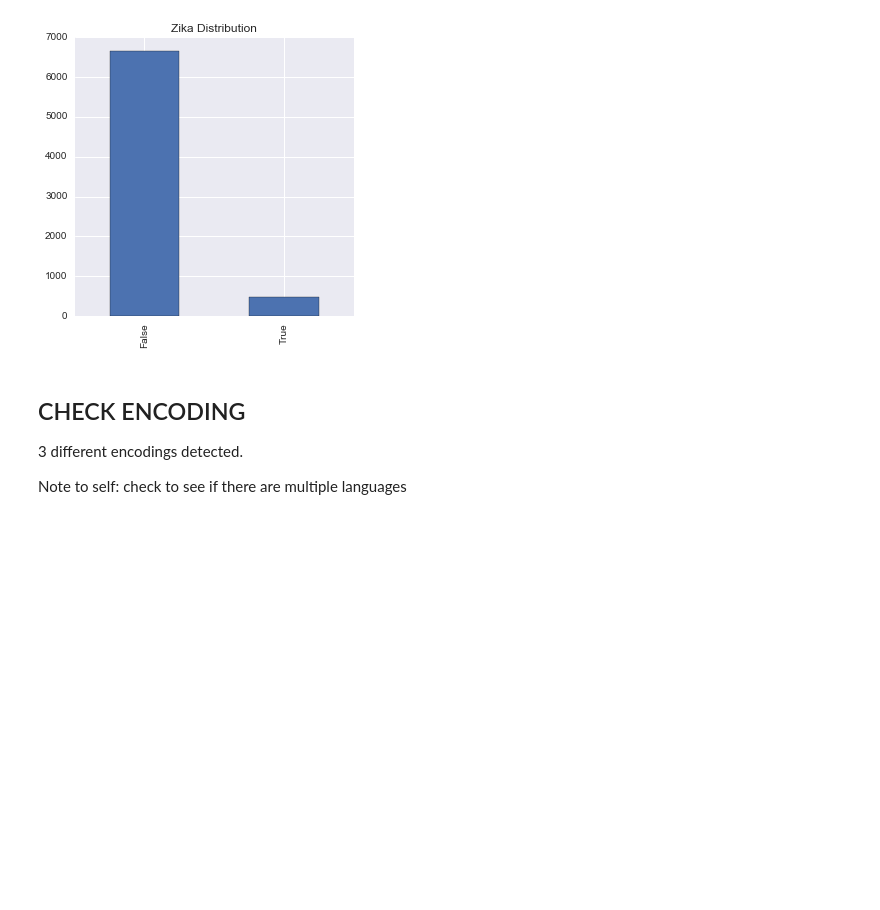
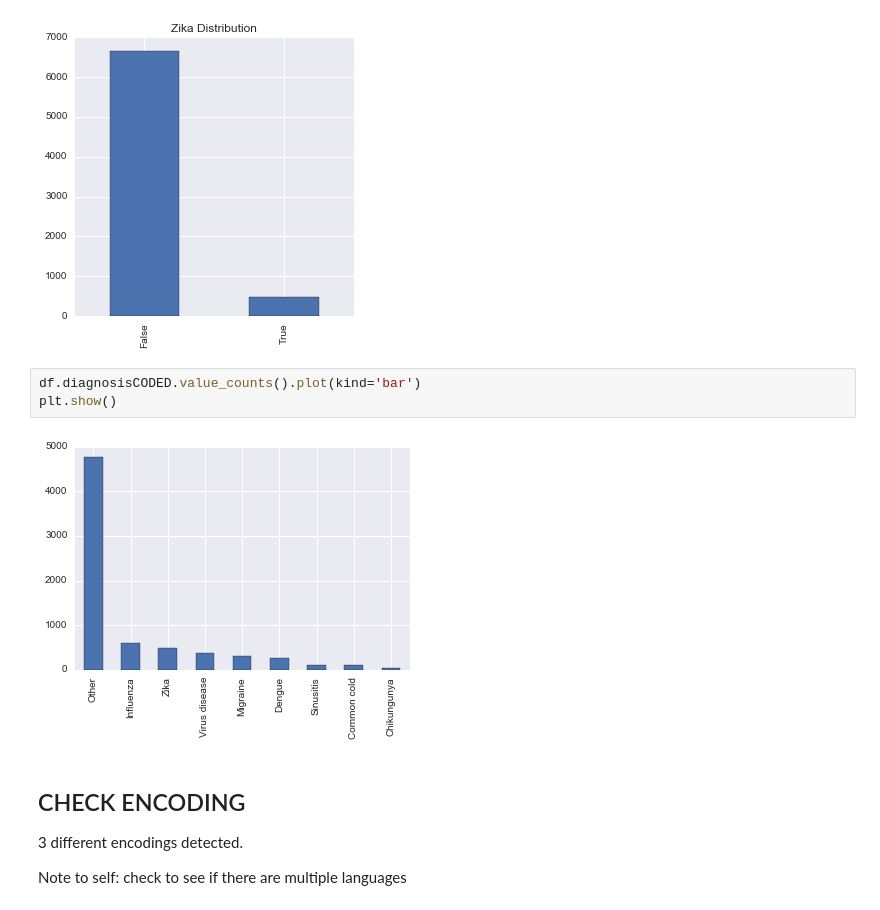
Before and after one commit to marwin-ko/projects, a Jupyter notebook: gyant/EDA.ipynb, the cells around one changed output. Saved outputs shown, nothing was run; the diff lists cells and outputs as text; blank space fills up the shorter version.

```diff
--- a/gyant/EDA.ipynb
+++ b/gyant/EDA.ipynb
@@ -69,6 +89,11 @@ df.zika.value_counts().plot(kind='bar',title='Zika Distribution')
 plt.show()
 # %% [output]
 [figure]
+# %%
+df.diagnosisCODED.value_counts().plot(kind='bar')
+plt.show()
+# %% [output]
+[figure, added]
 # %% [markdown]
 ## CHECK ENCODING
 
```
Also changed, not shown: parts of 4 cells of this notebook, 8 other files.
